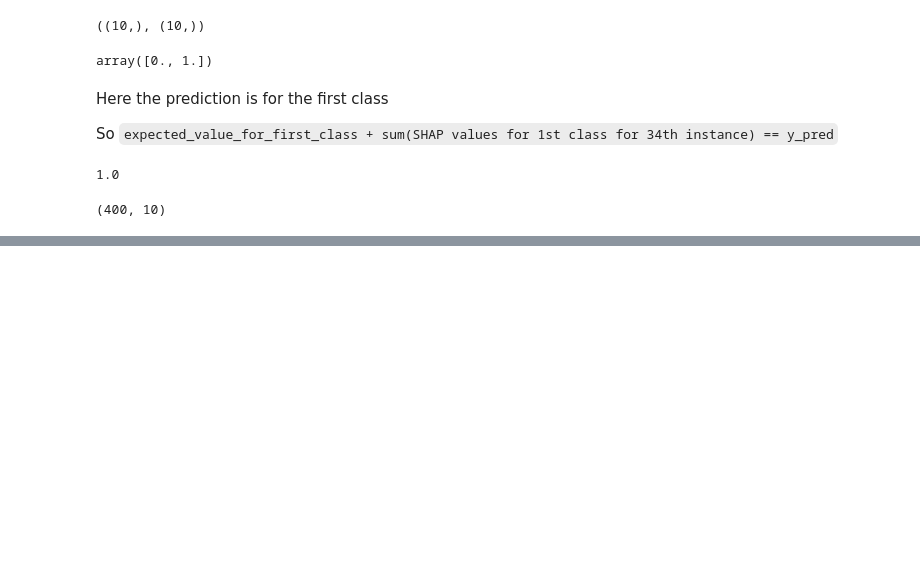
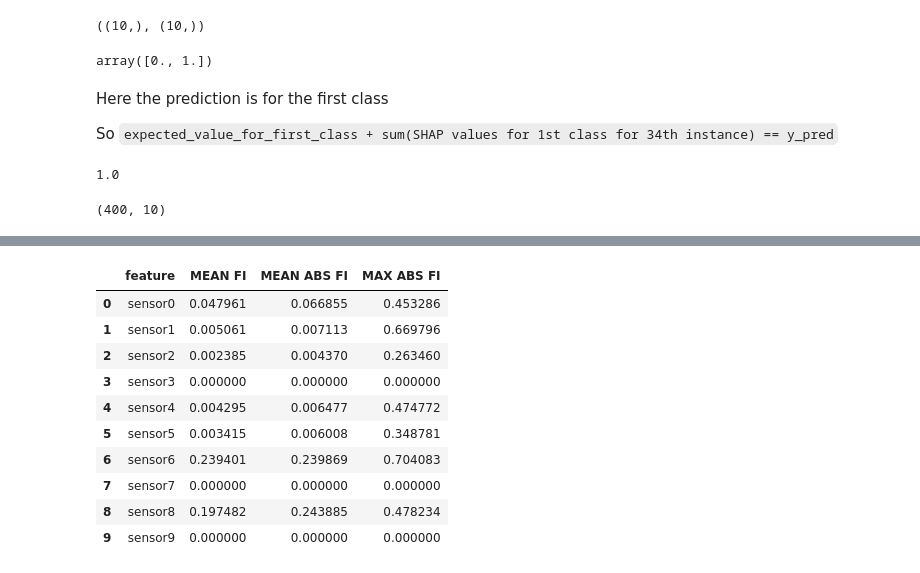
Before and after one commit to ShaunakSen/Data-Science-and-Machine-Learning, a Jupyter notebook: SmartSteelTech_Challenge.ipynb, the cells around one changed output, grey strips where cells are left out. Drawn from its saved outputs; the diff is of its cells as text; code cells hidden in the pictures; blank space fills up the shorter version.

Commit message:
FI from SHAP

```diff
--- a/SmartSteelTech_Challenge.ipynb
+++ b/SmartSteelTech_Challenge.ipynb
@@ -782,0 +791,43 @@ op_SHAP.shape
+# %%
+def compute_feature_statistics(SHAP_values, feature_names):
+    """
+    For each feature we compute:
+
+    1. Mean SHAP
+    2. Mean absolute SHAP
+    3. MAX absolute SHAP
+    """
+
+    feature_stats = {
+        'feature':[],
+        'MEAN FI': [],
+        'MEAN ABS FI': [],
+        'MAX ABS FI': []
+    }
+
+    for idx, fea_ in enumerate(feature_names):
+        fea_SHAP = SHAP_values[:, idx]
+        MEAN_SHAP, MEAN_Abs_SHAP, MAX_abs_SHAP = np.mean(fea_SHAP), np.mean(np.absolute(fea_SHAP)), np.max(np.absolute(fea_SHAP))
+        feature_stats['feature'].append(fea_)
+        feature_stats['MEAN FI'].append(MEAN_SHAP)
+        feature_stats['MEAN ABS FI'].append(MEAN_Abs_SHAP)
+        feature_stats['MAX ABS FI'].append(MAX_abs_SHAP)
+
+    return feature_stats
+
+all_features = [f'sensor{i}' for i in range(10)]
+feature_stats = compute_feature_statistics(op_SHAP, all_features)
+# %%
+pd.DataFrame(feature_stats)
+# %% [output]
+|  | feature | MEAN FI | MEAN ABS FI | MAX ABS FI |
+| 0 | sensor0 | 0.047961 | 0.066855 | 0.453286 |
+| 1 | sensor1 | 0.005061 | 0.007113 | 0.669796 |
+| 2 | sensor2 | 0.002385 | 0.004370 | 0.263460 |
+| 3 | sensor3 | 0.000000 | 0.000000 | 0.000000 |
+| 4 | sensor4 | 0.004295 | 0.006477 | 0.474772 |
+| 5 | sensor5 | 0.003415 | 0.006008 | 0.348781 |
+| 6 | sensor6 | 0.239401 | 0.239869 | 0.704083 |
+| 7 | sensor7 | 0.000000 | 0.000000 | 0.000000 |
+| 8 | sensor8 | 0.197482 | 0.243885 | 0.478234 |
+| 9 | sensor9 | 0.000000 | 0.000000 | 0.000000 |
```
Also changed, not shown: parts of 1 cell of this notebook.
